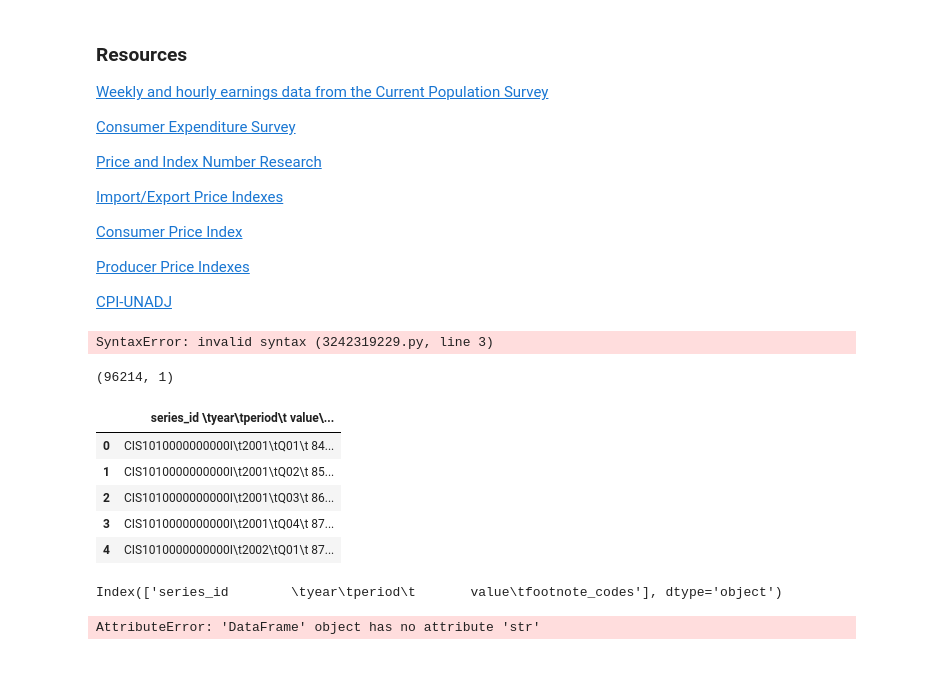
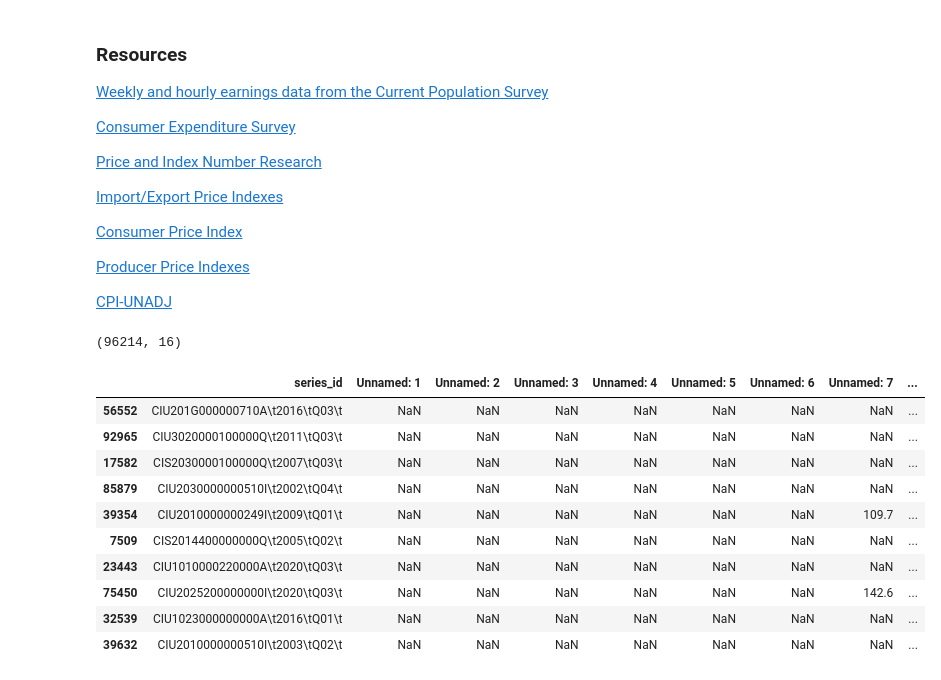
Before and after one commit to techthumb1/bls_project, a Jupyter notebook: notebooks/bls_data_tool.ipynb, the cells around one changed output. Drawn from its saved outputs; the diff is of its cells as text; code cells hidden in the pictures.

```diff
--- a/notebooks/bls_data_tool.ipynb
+++ b/notebooks/bls_data_tool.ipynb
@@ -514,25 +514,19 @@ headers = ['series_id', 'year', 'period', 'value', 'footnote_codes']
 # %%
 import pandas as pd
 ci_data =  'https://download.bls.gov/pub/time.series/ci/ci.data.1.AllData'
-df = pd.read_csv(ci_data, ',', .str.split('/'))
+df = pd.read_csv(ci_data, delimiter=' ')
+print(df.shape)
+df.sample(10)
 # %% [output]
-SyntaxError: invalid syntax (3242319229.py, line 3)
+(96214, 16)
+|  | series_id | Unnamed: 1 | Unnamed: 2 | Unnamed: 3 | Unnamed: 4 | Unnamed: 5 | Unnamed: 6 | Unnamed: 7 | ... |
+| 56552 | CIU201G000000710A\t2016\tQ03\t | NaN | NaN | NaN | NaN | NaN | NaN | NaN | ... |
+| 92965 | CIU3020000100000Q\t2011\tQ03\t | NaN | NaN | NaN | NaN | NaN | NaN | NaN | ... |
+| 17582 | CIS2030000100000Q\t2007\tQ03\t | NaN | NaN | NaN | NaN | NaN | NaN | NaN | ... |
+| 85879 | CIU2030000000510I\t2002\tQ04\t | NaN | NaN | NaN | NaN | NaN | NaN | NaN | ... |
+| 39354 | CIU2010000000249I\t2009\tQ01\t | NaN | NaN | NaN | NaN | NaN | NaN | 109.7 | ... |
+| 7509 | CIS2014400000000Q\t2005\tQ02\t | NaN | NaN | NaN | NaN | NaN | NaN | NaN | ... |
+| 23443 | CIU1010000220000A\t2020\tQ03\t | NaN | NaN | NaN | NaN | NaN | NaN | NaN | ... |
+| 75450 | CIU2025200000000I\t2020\tQ03\t | NaN | NaN | NaN | NaN | NaN | NaN | 142.6 | ... |
+| 32539 | CIU1023000000000A\t2016\tQ01\t | NaN | NaN | NaN | NaN | NaN | NaN | NaN | ... |
+| 39632 | CIU2010000000510I\t2003\tQ02\t | NaN | NaN | NaN | NaN | NaN | NaN | NaN | ... |
-# %%
-print(df.shape)
-df.head()
-# %% [output]
-(96214, 1)
-|  | series_id \tyear\tperiod\t value\... |
-| 0 | CIS1010000000000I\t2001\tQ01\t 84... |
-| 1 | CIS1010000000000I\t2001\tQ02\t 85... |
-| 2 | CIS1010000000000I\t2001\tQ03\t 86... |
-| 3 | CIS1010000000000I\t2001\tQ04\t 87... |
-| 4 | CIS1010000000000I\t2002\tQ01\t 87... |
-# %%
-df.columns
-# %% [output]
-Index(['series_id        \tyear\tperiod\t       value\tfootnote_codes'], dtype='object')
-# %%
-df.str.split('/')
-# %% [output]
-AttributeError: 'DataFrame' object has no attribute 'str'
```
Also changed, not shown: parts of 5 cells of this notebook.
